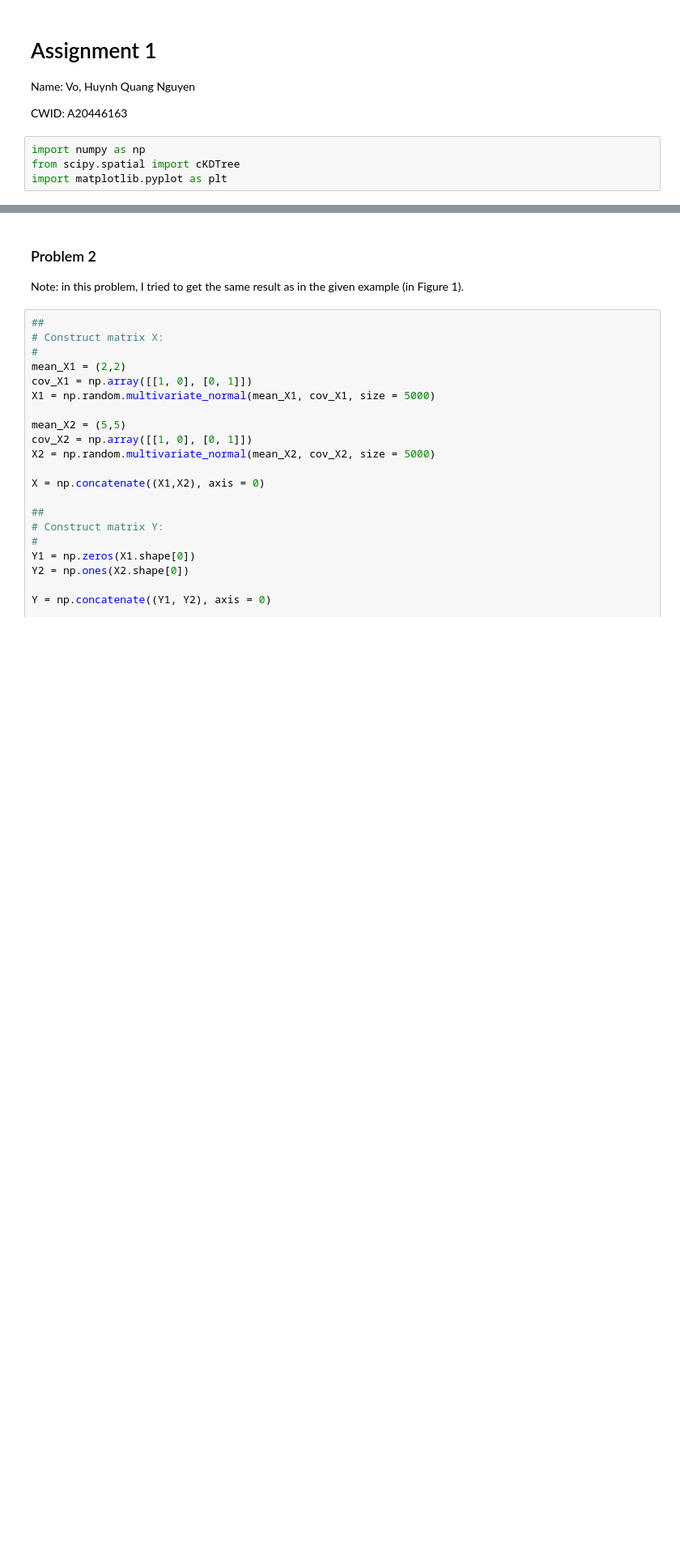
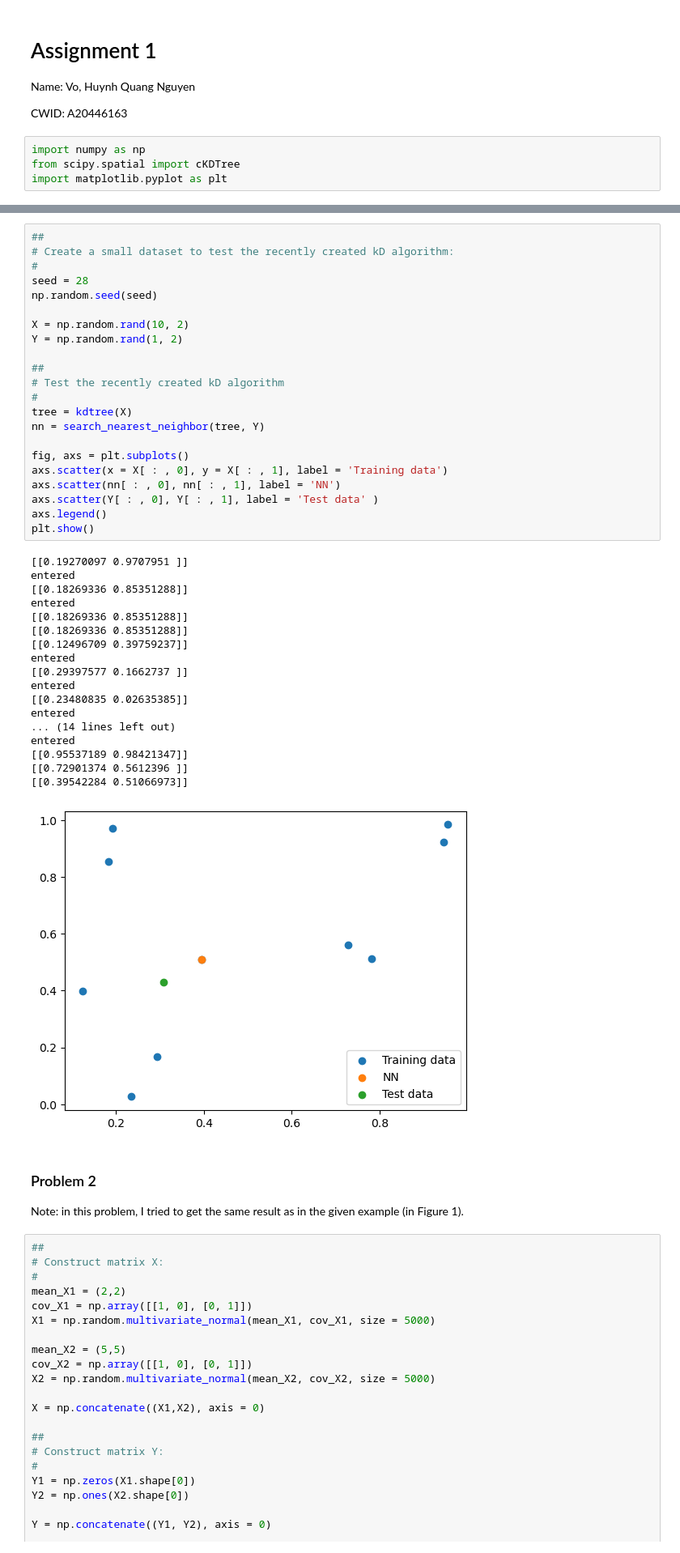
Before and after one commit to vohuynhquangnguyen/portfolio.codes-and-bytes, a Jupyter notebook: okstate/CS-5078-Machine-Learning/assignments/CS-5078-assignment-01.ipynb, the cells around one changed output, grey strips where cells are left out. Shown at 81% size. Saved outputs shown, nothing was run; the diff lists cells and outputs as text; blank space fills up the shorter version.

```diff
--- a/okstate/CS-5078-Machine-Learning/assignments/CS-5078-assignment-01.ipynb
+++ b/okstate/CS-5078-Machine-Learning/assignments/CS-5078-assignment-01.ipynb
@@ -12,3 +76,44 @@ import matplotlib.pyplot as plt
+# %%
+##
+# Create a small dataset to test the recently created kD algorithm:
+#
+seed = 28
+np.random.seed(seed)
+
+X = np.random.rand(10, 2)
+Y = np.random.rand(1, 2)
+
+##
+# Test the recently created kD algorithm
+#
+tree = kdtree(X)
+nn = search_nearest_neighbor(tree, Y)
+
+fig, axs = plt.subplots()
+axs.scatter(x = X[ : , 0], y = X[ : , 1], label = 'Training data')
+axs.scatter(nn[ : , 0], nn[ : , 1], label = 'NN')
+axs.scatter(Y[ : , 0], Y[ : , 1], label = 'Test data' )
+axs.legend()
+plt.show()
+# %% [output]
+[[0.19270097 0.9707951 ]]
+entered
+[[0.18269336 0.85351288]]
+entered
+[[0.18269336 0.85351288]]
+[[0.18269336 0.85351288]]
+[[0.12496709 0.39759237]]
+entered
+[[0.29397577 0.1662737 ]]
+entered
+[[0.23480835 0.02635385]]
+entered
+... (14 lines left out)
+entered
+[[0.95537189 0.98421347]]
+[[0.72901374 0.5612396 ]]
+[[0.39542284 0.51066973]]
+[figure, added]
 # %% [markdown]
 ### Problem 2
 Note: in this problem, I tried to get the same result as in the given example (in Figure 1).
```
Also changed, not shown: parts of 10 cells of this notebook.
